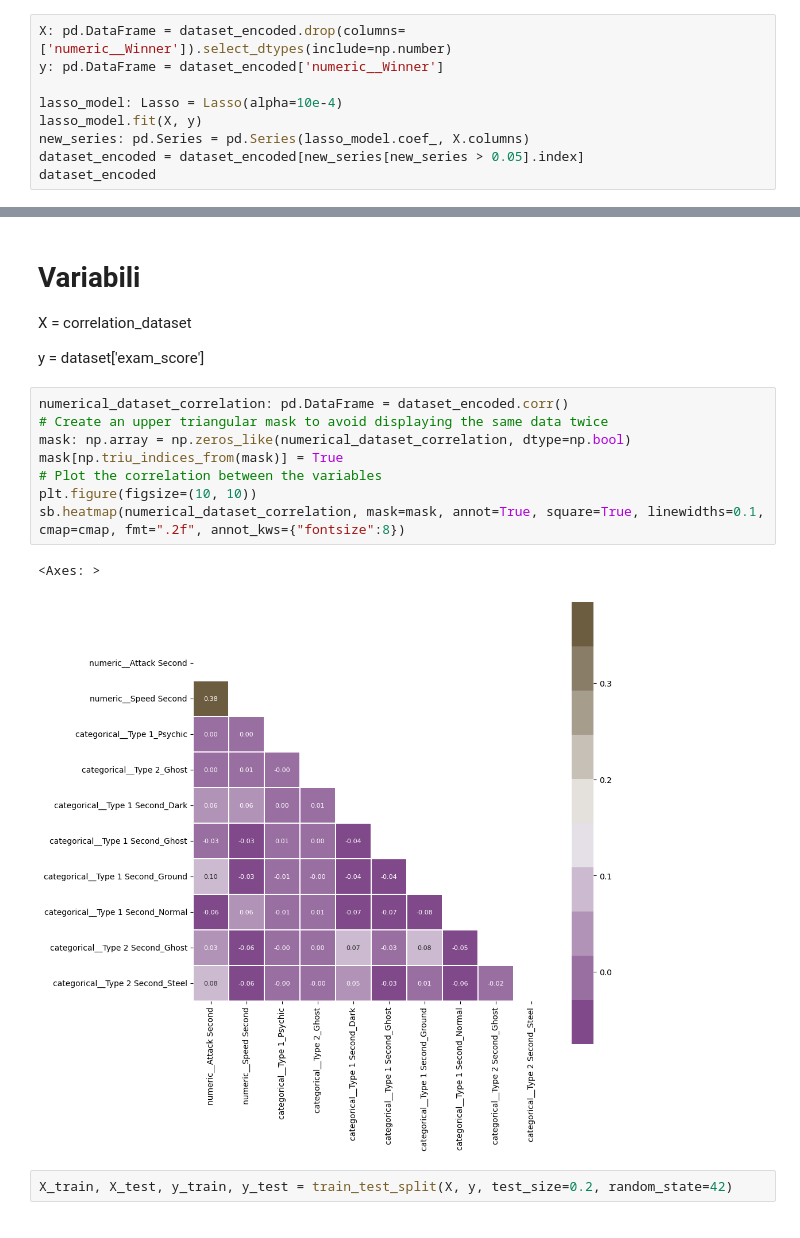
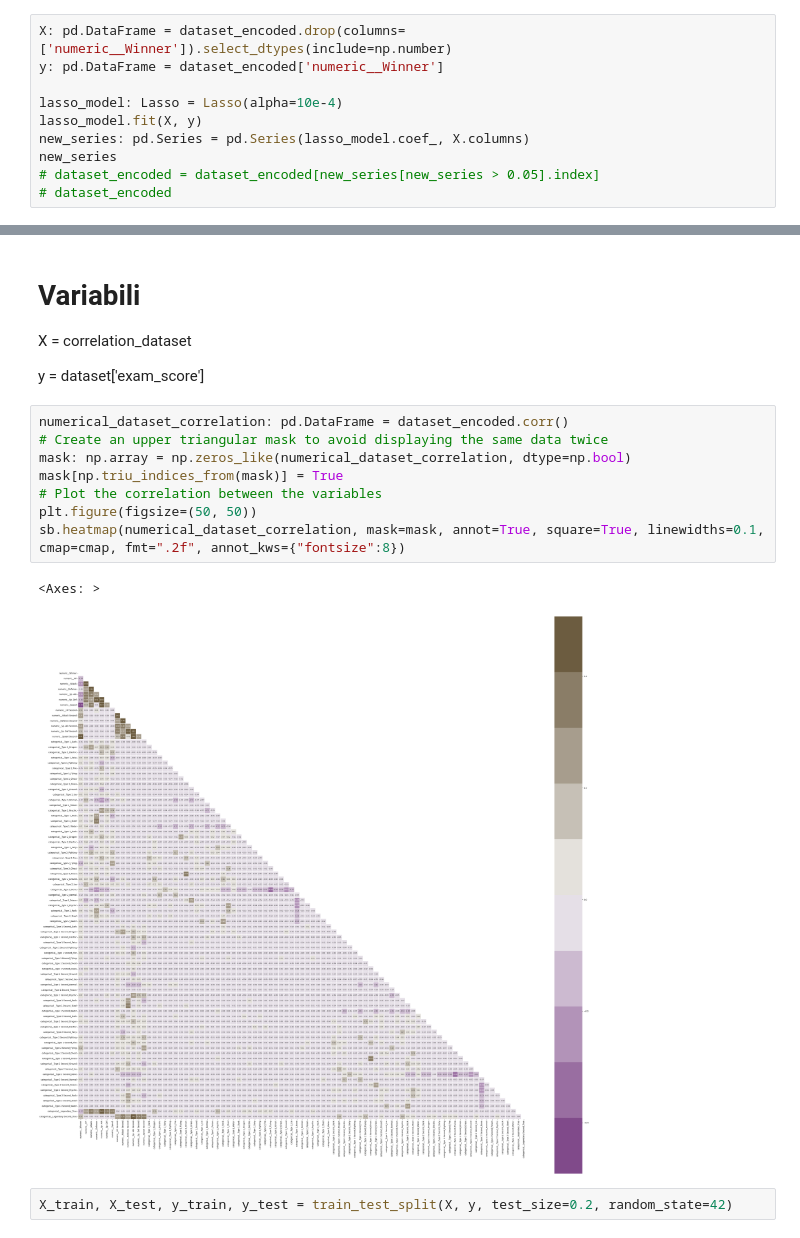
Before and after one commit to Fuwuffyi/Pokemon-DataIntensive2025, a Jupyter notebook: main.ipynb, the cells around one changed output, grey strips where cells are left out. Drawn from its saved outputs; the diff is of its cells as text.

```diff
--- a/main.ipynb
+++ b/main.ipynb
@@ -215,6 +215,7 @@ y: pd.DataFrame = dataset_encoded['numeric__Winner']
 lasso_model: Lasso = Lasso(alpha=10e-4)
 lasso_model.fit(X, y)
 new_series: pd.Series = pd.Series(lasso_model.coef_, X.columns)
-dataset_encoded = dataset_encoded[new_series[new_series > 0.05].index]
-dataset_encoded
+new_series
+# dataset_encoded = dataset_encoded[new_series[new_series > 0.05].index]
+# dataset_encoded
 # %% [output]
@@ -243,14 +248,14 @@ y = dataset\['exam_score'\]
 # %%
 numerical_dataset_correlation: pd.DataFrame = dataset_encoded.corr()
 # Create an upper triangular mask to avoid displaying the same data twice
 mask: np.array = np.zeros_like(numerical_dataset_correlation, dtype=np.bool)
 mask[np.triu_indices_from(mask)] = True
 # Plot the correlation between the variables
-plt.figure(figsize=(10, 10))
+plt.figure(figsize=(50, 50))
 sb.heatmap(numerical_dataset_correlation, mask=mask, annot=True, square=True, linewidths=0.1, cmap=cmap, fmt=".2f", annot_kws={"fontsize":8})
 # %% [output]
 <Axes: >
-[figure, old version]
+[figure, new version]
 # %%
 X_train, X_test, y_train, y_test = train_test_split(X, y, test_size=0.2, random_state=42)
 # %%
```
Also changed, not shown: parts of 5 cells of this notebook.
